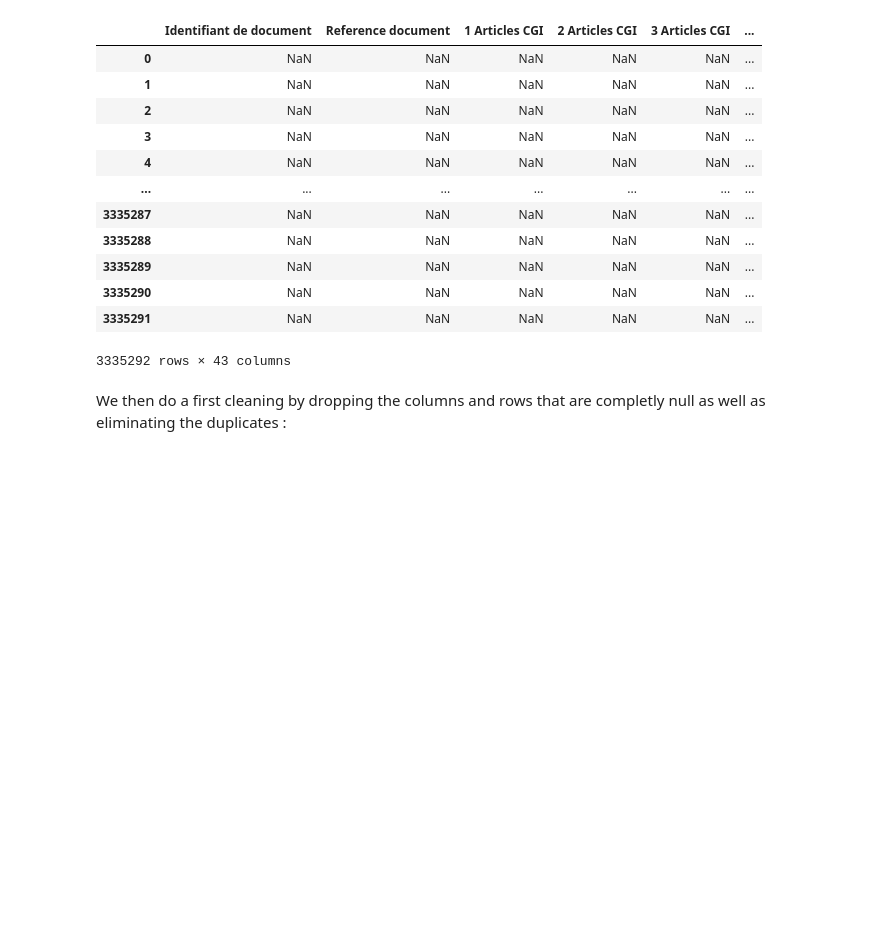
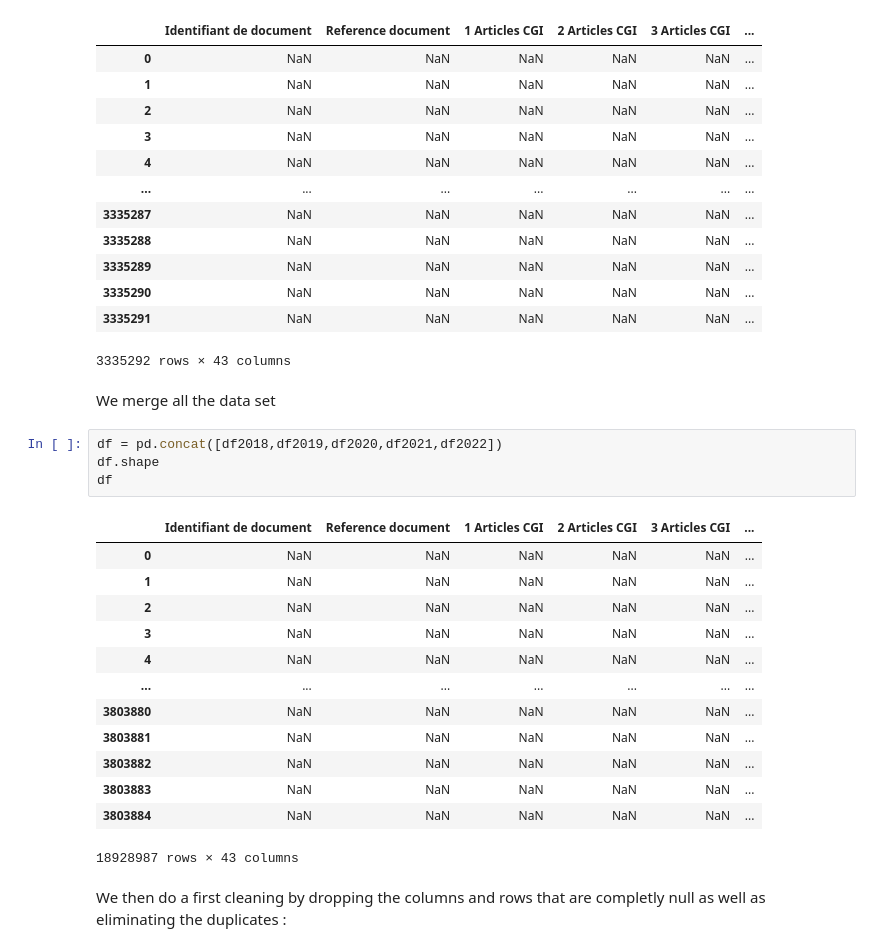
Before and after one commit to Siropteur/Mini_Project_DataScience, a Jupyter notebook: Main.ipynb, the cells around one changed output. Cells and saved outputs as stored; diff of their text form; blank space fills up the shorter version.

```diff
--- a/Main.ipynb
+++ b/Main.ipynb
@@ -38,6 +38,26 @@ df2018
 | 3335290 | NaN | NaN | NaN | NaN | NaN | ... |
 | 3335291 | NaN | NaN | NaN | NaN | NaN | ... |
 3335292 rows × 43 columns
+# %% [markdown]
+We merge all the data set
+# %%
+df = pd.concat([df2018,df2019,df2020,df2021,df2022])
+df.shape
+df
+# %% [output]
+|  | Identifiant de document | Reference document | 1 Articles CGI | 2 Articles CGI | 3 Articles CGI | ... |
+| 0 | NaN | NaN | NaN | NaN | NaN | ... |
+| 1 | NaN | NaN | NaN | NaN | NaN | ... |
+| 2 | NaN | NaN | NaN | NaN | NaN | ... |
+| 3 | NaN | NaN | NaN | NaN | NaN | ... |
+| 4 | NaN | NaN | NaN | NaN | NaN | ... |
+| ... | ... | ... | ... | ... | ... | ... |
+| 3803880 | NaN | NaN | NaN | NaN | NaN | ... |
+| 3803881 | NaN | NaN | NaN | NaN | NaN | ... |
+| 3803882 | NaN | NaN | NaN | NaN | NaN | ... |
+| 3803883 | NaN | NaN | NaN | NaN | NaN | ... |
+| 3803884 | NaN | NaN | NaN | NaN | NaN | ... |
+18928987 rows × 43 columns
 # %% [markdown]
 We then do a first cleaning by dropping the columns and rows that are completly null as well as eliminating the duplicates :
 # %%
```
Also changed, not shown: parts of 8 cells of this notebook.
